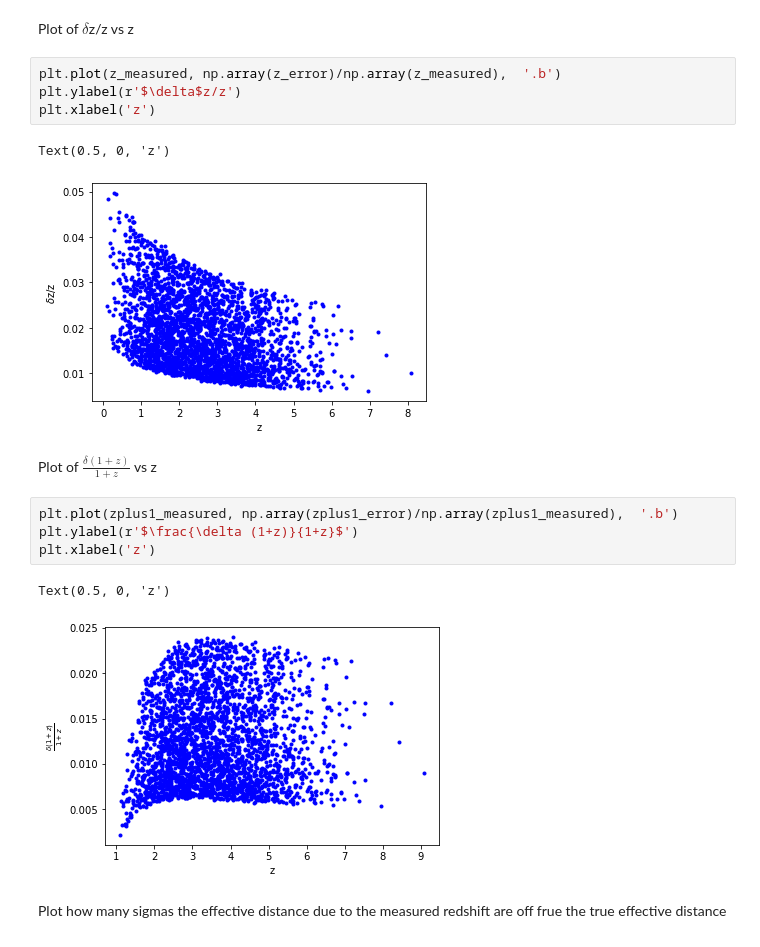
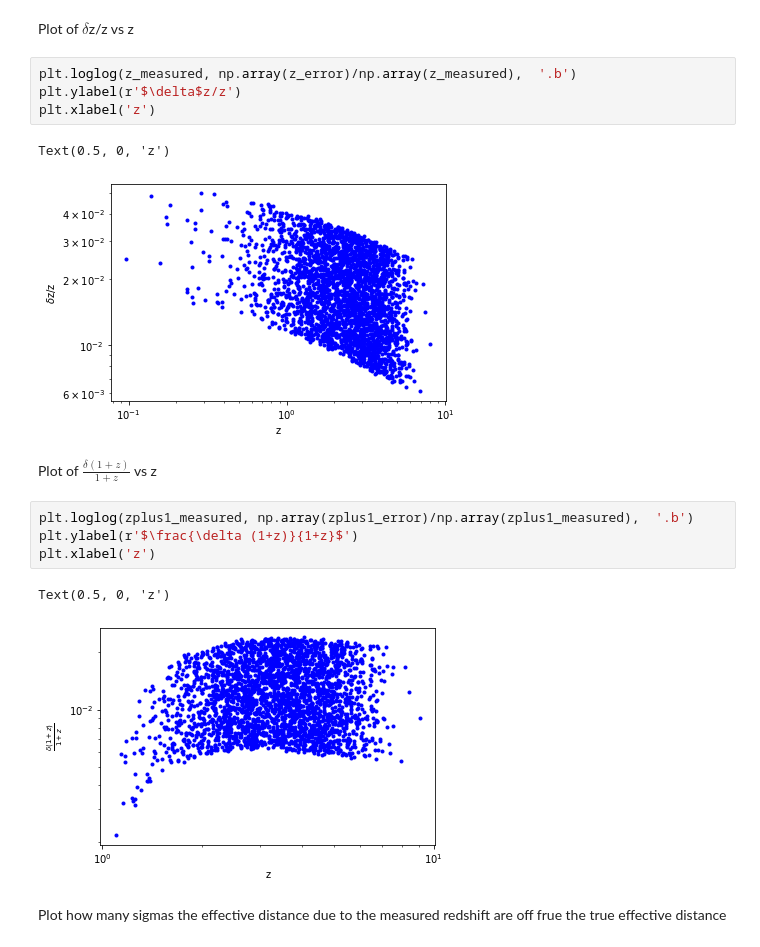
Before and after one commit to Pratyusava/3G_NS_EOS_Cosmology, a Jupyter notebook: basic_functions_check.ipynb, the cells around one changed output. Cells and saved outputs as stored; diff of their text form.

```diff
--- a/basic_functions_check.ipynb
+++ b/basic_functions_check.ipynb
@@ -199,21 +199,21 @@ Text(0.5, 0, 'z')
 # %% [markdown]
 Plot of $\delta$z/z vs z
 # %%
-plt.plot(z_measured, np.array(z_error)/np.array(z_measured),  '.b')
+plt.loglog(z_measured, np.array(z_error)/np.array(z_measured),  '.b')
 plt.ylabel(r'$\delta$z/z')
 plt.xlabel('z')
 # %% [output]
 Text(0.5, 0, 'z')
-[figure, old version]
+[figure, new version]
 # %% [markdown]
 Plot of $\frac{\delta (1+z)}{1+z}$ vs z
 # %%
-plt.plot(zplus1_measured, np.array(zplus1_error)/np.array(zplus1_measured),  '.b')
+plt.loglog(zplus1_measured, np.array(zplus1_error)/np.array(zplus1_measured),  '.b')
 plt.ylabel(r'$\frac{\delta (1+z)}{1+z}$')
 plt.xlabel('z')
 # %% [output]
 Text(0.5, 0, 'z')
-[figure, old version]
+[figure, new version]
 # %% [markdown]
 Plot how many sigmas the effective distance due to the measured redshift are off frue the true effective distance
 # %%
```
Also changed, not shown: 3 other files.
